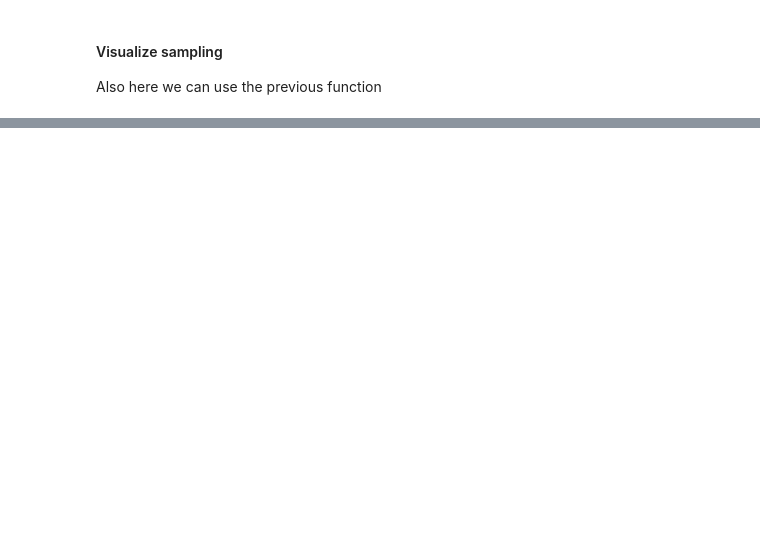
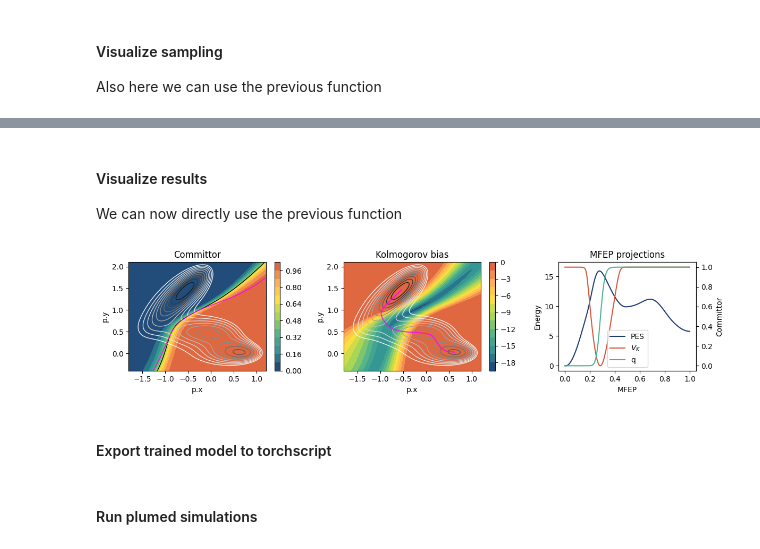
Before and after one commit to CSIprinceton/workshop-june-2024, a Jupyter notebook: hands-on-sessions/day-3-COMMITTOR/3_committor/committor.ipynb, the cells around one changed output, grey strips where cells are left out. Saved outputs shown, nothing was run; the diff lists cells and outputs as text; code cells hidden in the pictures; blank space fills up the shorter version.

```diff
--- a/hands-on-sessions/day-3-COMMITTOR/3_committor/committor.ipynb
+++ b/hands-on-sessions/day-3-COMMITTOR/3_committor/committor.ipynb
@@ -418,0 +541,11 @@ plot_sampling_results(sampling)
+# %% [markdown]
+#### Visualize results
+
+We can now directly use the previous function
+# %%
+# Visualize trained model
+visualize_trained_model(model)
+# %% [output]
+[figure, added]
+# %% [markdown]
+#### Export trained model to torchscript
@@ -418,0 +561,2 @@ plot_sampling_results(sampling)
+# %% [markdown]
+#### Run plumed simulations
```
Also changed, not shown: parts of 37 cells of this notebook, 51 other files.
